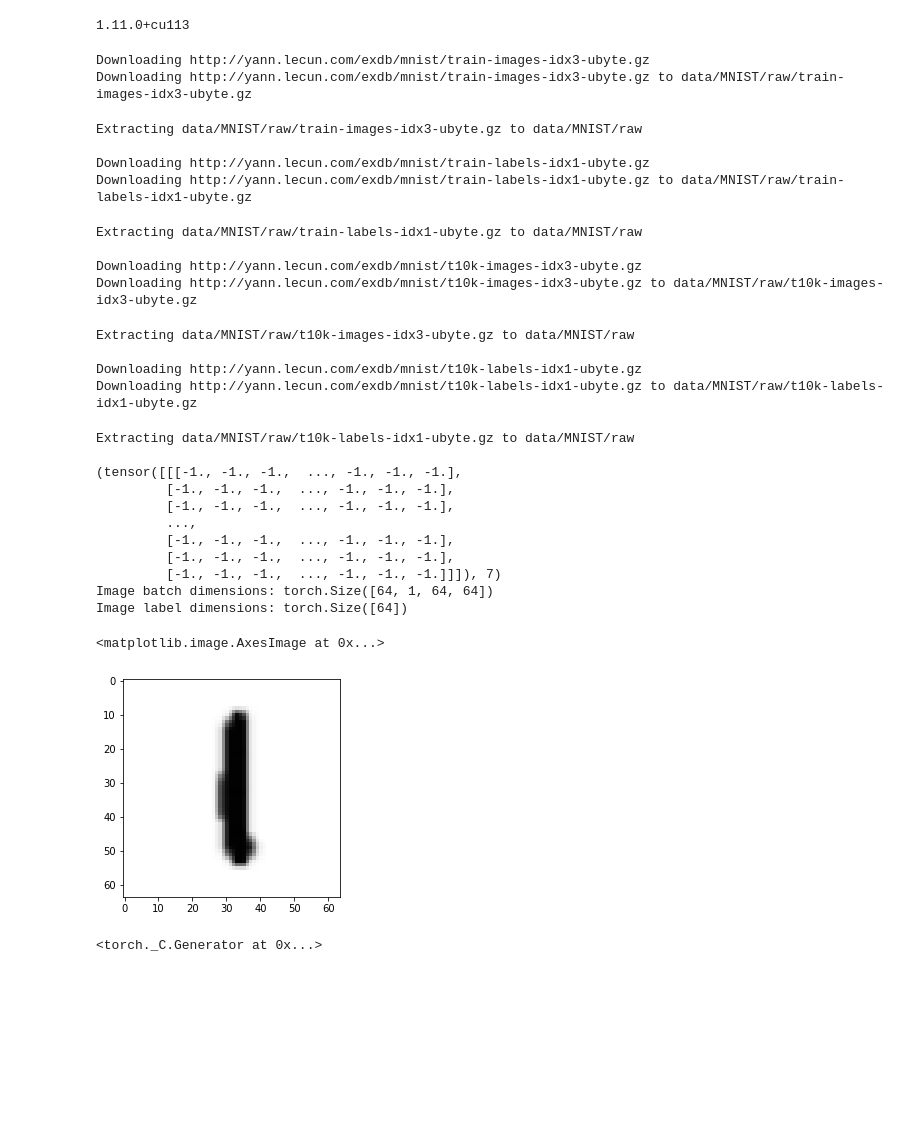
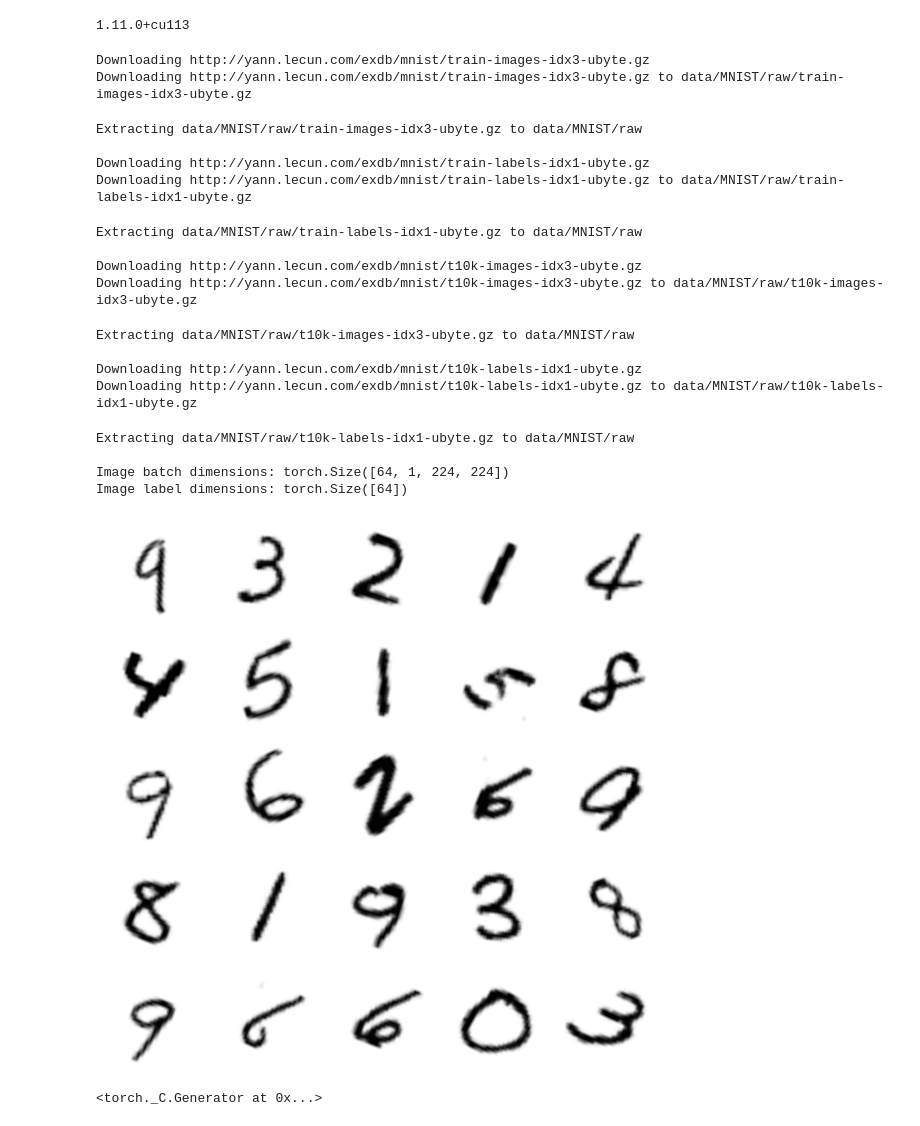
Before and after one commit to thisissepehr/image-classification-deep-models, a Jupyter notebook: VGG16_MNIST.ipynb, the cells around one changed output. Cells and saved outputs as stored; diff of their text form; code cells hidden in the pictures; blank space fills up the shorter version.

```diff
--- a/VGG16_MNIST.ipynb
+++ b/VGG16_MNIST.ipynb
@@ -59,12 +40,12 @@ def rgb(data):
 # %%
 transform_train = transforms.Compose([
-    transforms.Resize(64),
+    transforms.Resize(224),
     transforms.RandomRotation(30),
     transforms.ToTensor(),
     transforms.Normalize(mean=(0.5,), std=(0.5,))])
 
 transform_test = transforms.Compose([
-    transforms.Resize(64),
+    transforms.Resize(224),
     transforms.ToTensor(),
     transforms.Normalize(mean=(0.5,), std=(0.5,))])
 
@@ -78,12 +59,11 @@ train_set, val_set = torch.utils.data.random_split(train_ds, [50000, 10000])
 test_ds = datasets.MNIST(root='data',
                               train=False,
                               transform=transform_test)
-print(test_ds[0])
 
 
 train_loader = DataLoader(dataset=train_set,
                           batch_size=BATCH_SIZE,
-                      shuffle = False)
+                      shuffle = True)
 
 
 val_loader = DataLoader(dataset=val_set,
@@ -115,28 +95,19 @@ Downloading http://yann.lecun.com/exdb/mnist/t10k-labels-idx1-ubyte.gz
 Downloading http://yann.lecun.com/exdb/mnist/t10k-labels-idx1-ubyte.gz to data/MNIST/raw/t10k-labels-idx1-ubyte.gz
 Extracting data/MNIST/raw/t10k-labels-idx1-ubyte.gz to data/MNIST/raw
 
-(tensor([[[-1., -1., -1.,  ..., -1., -1., -1.],
-         [-1., -1., -1.,  ..., -1., -1., -1.],
-         [-1., -1., -1.,  ..., -1., -1., -1.],
-         ...,
-         [-1., -1., -1.,  ..., -1., -1., -1.],
-         [-1., -1., -1.,  ..., -1., -1., -1.],
-         [-1., -1., -1.,  ..., -1., -1., -1.]]]), 7)
-Image batch dimensions: torch.Size([64, 1, 64, 64])
+Image batch dimensions: torch.Size([64, 1, 224, 224])
 Image label dimensions: torch.Size([64])
-# %%
-features, targets = next(iter(train_loader))
-
-features = features
-targets = targets
-
-
-nhwc_img = np.transpose(features[2], axes=(1, 2, 0))
-nhw_img = np.squeeze(nhwc_img.numpy(), axis=2)
-plt.imshow(nhw_img, cmap='Greys')
-# %% [output]
-<matplotlib.image.AxesImage at 0x...>
-[figure, removed]
+# %%
+features, targets = next(iter(train_loader))
+
+features = features
+targets = targets
+fig ,ax = plt.subplots(5,5, figsize=(10, 10))
+for index in range(25):
+    ax[index//5][index%5].imshow(features[index].numpy().squeeze(axis=0), cmap='Greys')
+    ax[index//5][index%5].axis('off')
+# %% [output]
+[figure, added]
 # %%
 #Model
 cfg = {
```
Also changed, not shown: parts of 15 cells of this notebook.
